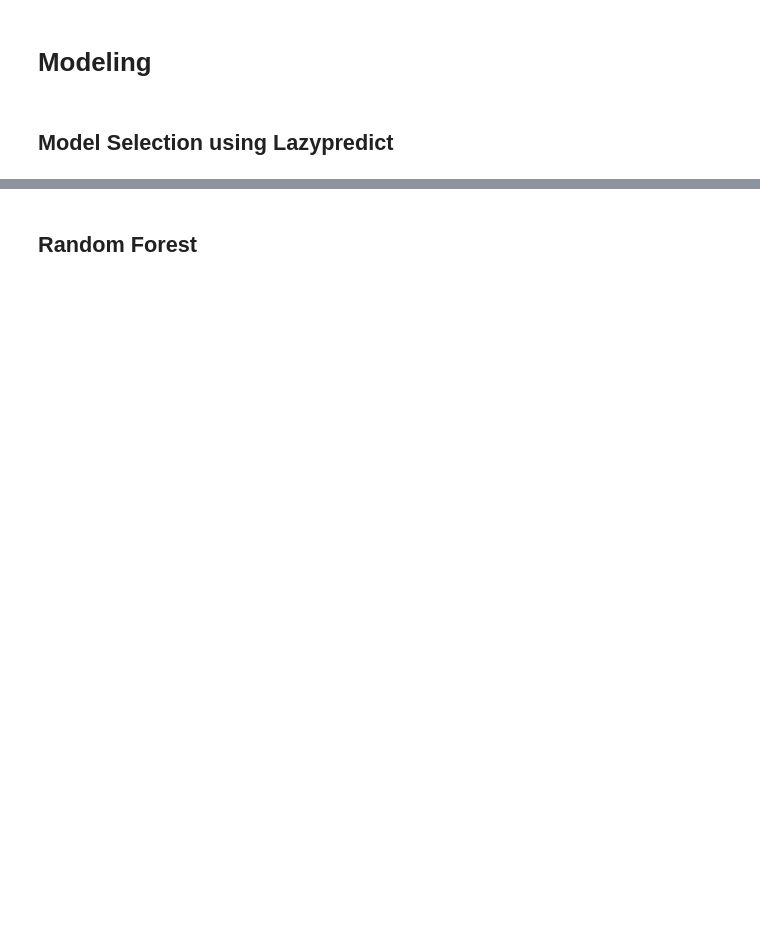
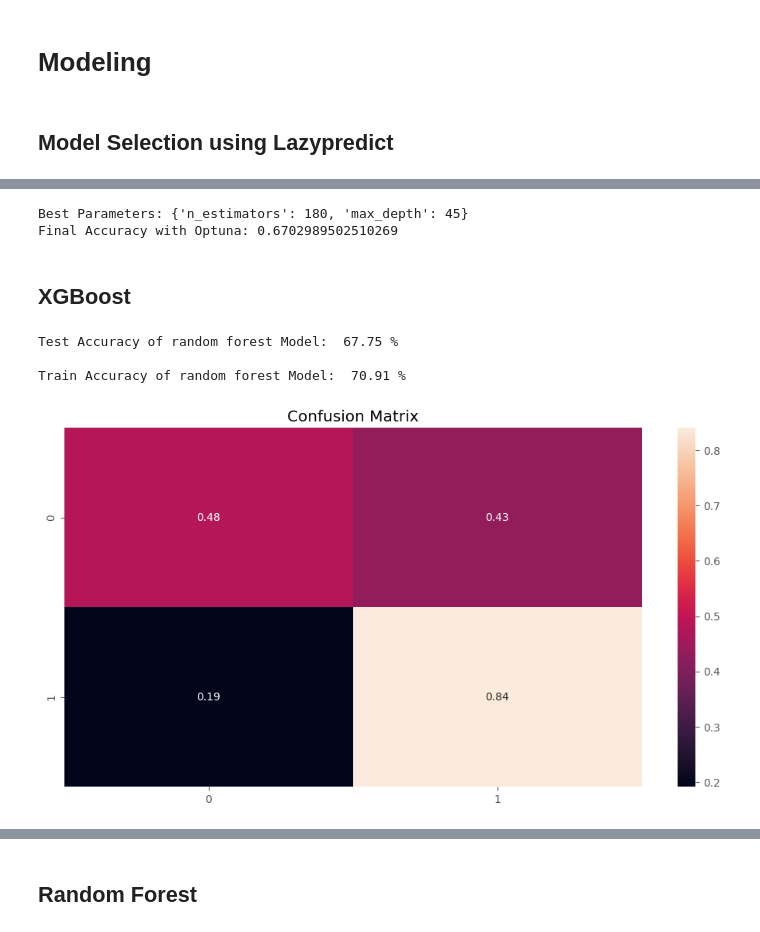
Before and after one commit to kershrita/Earthquake-Severe-Damage, a Jupyter notebook: Earthquake Severe Damage.ipynb, the cells around one changed output, grey strips where cells are left out. Saved outputs shown, nothing was run; the diff lists cells and outputs as text; code cells hidden in the pictures; blank space fills up the shorter version.

```diff
--- a/Earthquake Severe Damage.ipynb
+++ b/Earthquake Severe Damage.ipynb
@@ -599,0 +662,15 @@ print(models)
+# %%
+best_params = study.best_params
+print("Best Parameters:", best_params)
+
+# Train the final model with the best parameters
+final_lgbm = lgb.LGBMClassifier(**best_params)
+final_lgbm.fit(X_train_transformed, y_train)
+y_pred_final = final_lgbm.predict(X_test_transformed)
+final_accuracy = accuracy_score(y_test, y_pred_final)
+print(f"Final Accuracy with Optuna: {final_accuracy}")
+# %% [output]
+Best Parameters: {'n_estimators': 180, 'max_depth': 45}
+Final Accuracy with Optuna: 0.6702989502510269
+# %% [markdown]
+## XGBoost
@@ -599,0 +679,29 @@ print(models)
+# %%
+xgbo = Pipeline([
+    ('preprocessor', preprocessor),
+    ('classifier', xgb.XGBClassifier())
+])
+
+xgbo.fit(X_train, y_train) # fit model
+y_pred = xgbo.predict(X_test) # predict on test
+
+# Calculate confusion matrix
+con_mat = confusion_matrix(y_test, y_pred)
+con_mat = con_mat / con_mat.astype(float).sum(axis=1)
+
+
+print('Test Accuracy of random forest Model: ',round(100*xgbo.score(X_test, y_test),2),'%')
+print('')
+print('Train Accuracy of random forest Model: ',round(100*xgbo.score(X_train, y_train),2),'%')
+print('')
+
+# Plot Model
+plt.figure(figsize = (12,6))
+ax = sns.heatmap(con_mat, annot = True)
+plt.title("Confusion Matrix")
+plt.show()
+# %% [output]
+Test Accuracy of random forest Model:  67.75 %
+
+Train Accuracy of random forest Model:  70.91 %
+[figure, added]
```
Also changed, not shown: parts of 26 cells of this notebook.
